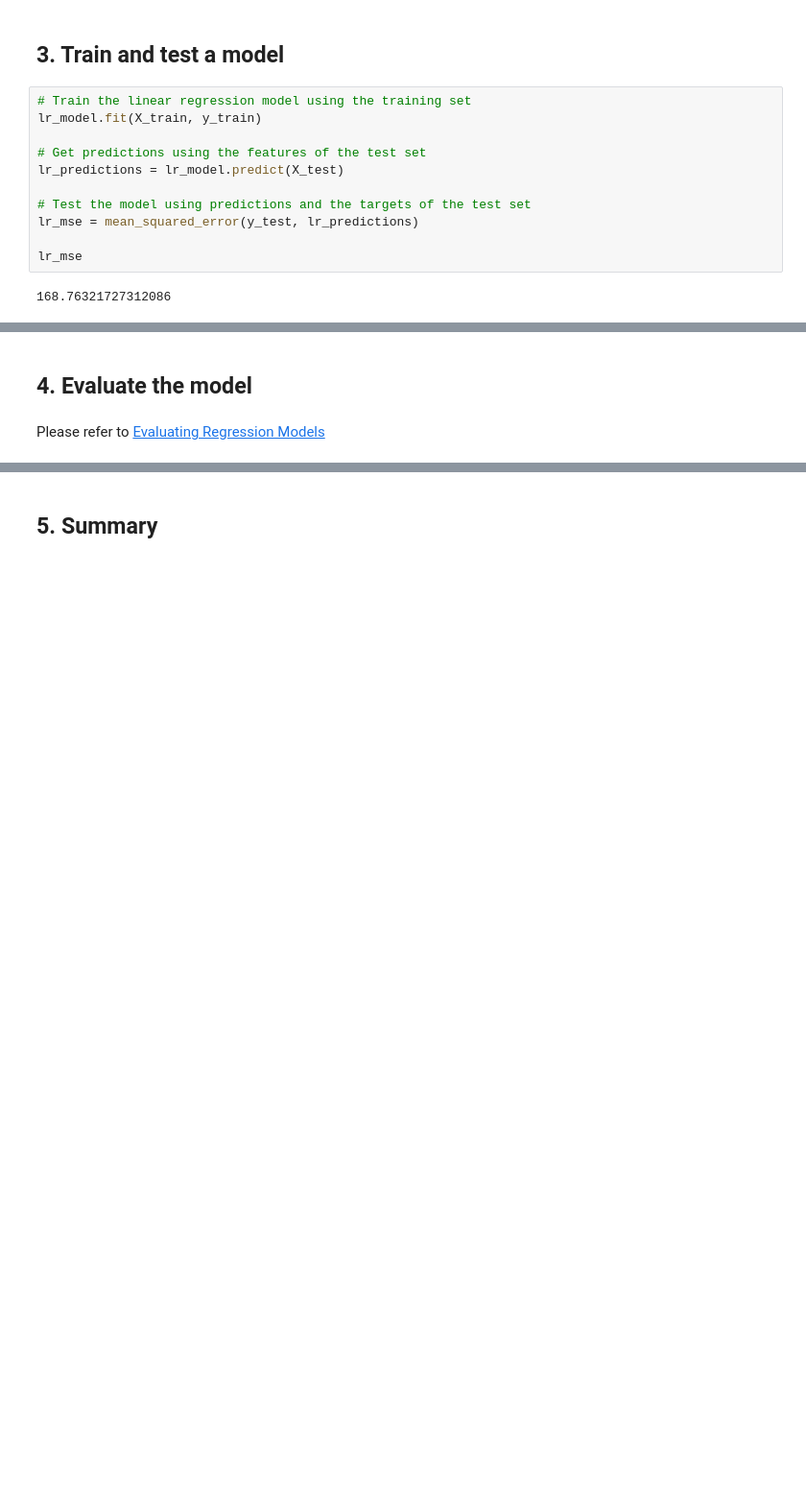
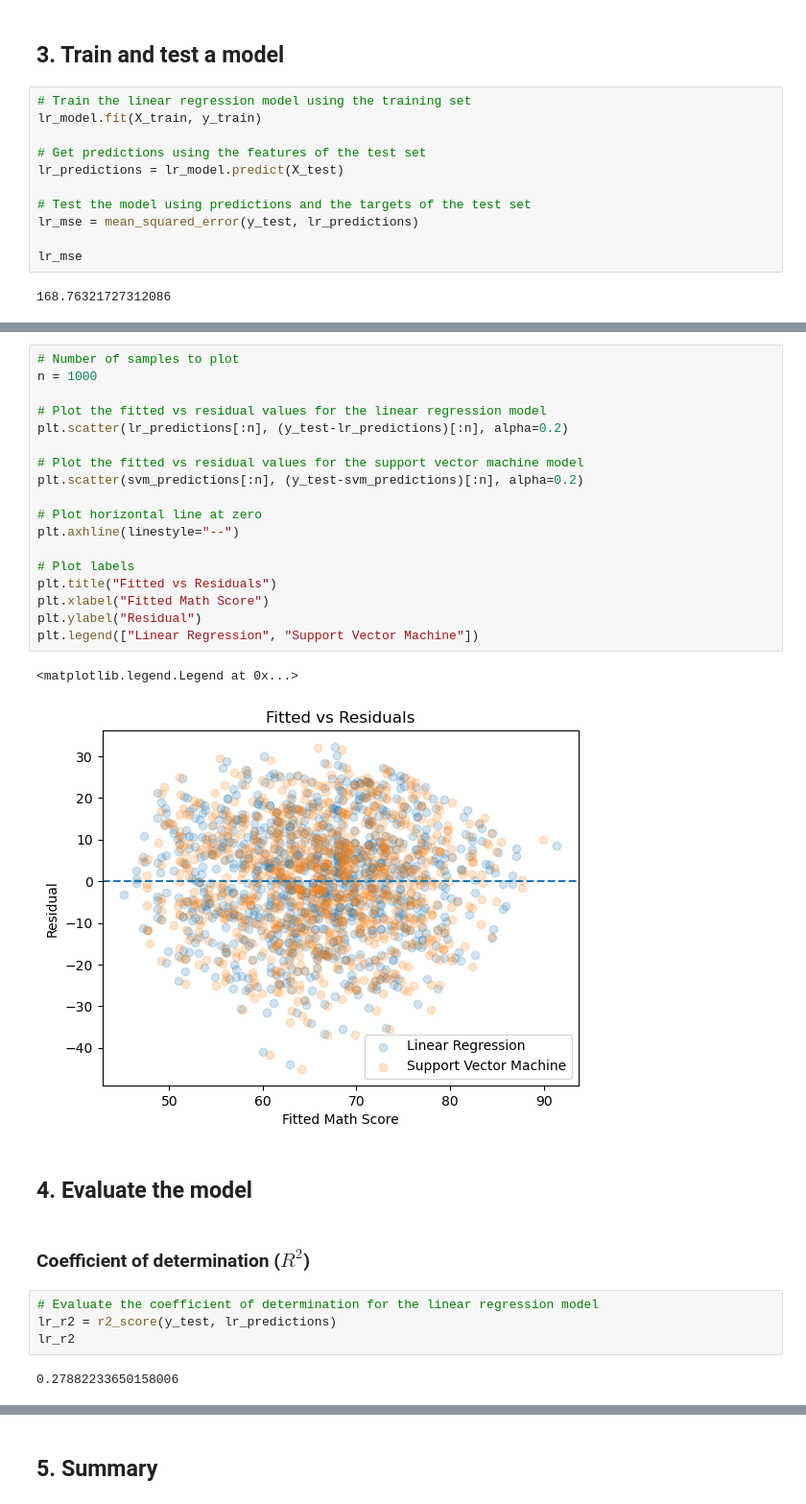
Before and after one commit to aguo921/2023-Phase-2, a Jupyter notebook: data-science/2. Training and Evaluation/part2-submission.ipynb, the cells around one changed output, grey strips where cells are left out. Shown at 96% size. Drawn from its saved outputs; the diff is of its cells as text; blank space fills up the shorter version.

```diff
--- a/data-science/2. Training and Evaluation/part2-submission.ipynb
+++ b/data-science/2. Training and Evaluation/part2-submission.ipynb
@@ -212,4 +279,31 @@ lr_mse
+# %%
+# Number of samples to plot
+n = 1000
+
+# Plot the fitted vs residual values for the linear regression model
+plt.scatter(lr_predictions[:n], (y_test-lr_predictions)[:n], alpha=0.2)
+
+# Plot the fitted vs residual values for the support vector machine model
+plt.scatter(svm_predictions[:n], (y_test-svm_predictions)[:n], alpha=0.2)
+
+# Plot horizontal line at zero
+plt.axhline(linestyle="--")
+
+# Plot labels
+plt.title("Fitted vs Residuals")
+plt.xlabel("Fitted Math Score")
+plt.ylabel("Residual")
+plt.legend(["Linear Regression", "Support Vector Machine"])
+# %% [output]
+<matplotlib.legend.Legend at 0x...>
+[figure, added]
 # %% [markdown]
 ## 4. Evaluate the model
-# %% [markdown]
-Please refer to [Evaluating Regression Models](https://github.com/NZMSA/2023-Phase-2/blob/main/data-science/0.%20Resources/docs/evaluating-regression-models.md)
+# %% [markdown]
+### Coefficient of determination ($R^2$)
+# %%
+# Evaluate the coefficient of determination for the linear regression model
+lr_r2 = r2_score(y_test, lr_predictions)
+lr_r2
+# %% [output]
+0.27882233650158006
```
Also changed, not shown: parts of 14 cells of this notebook, 1 other file.
